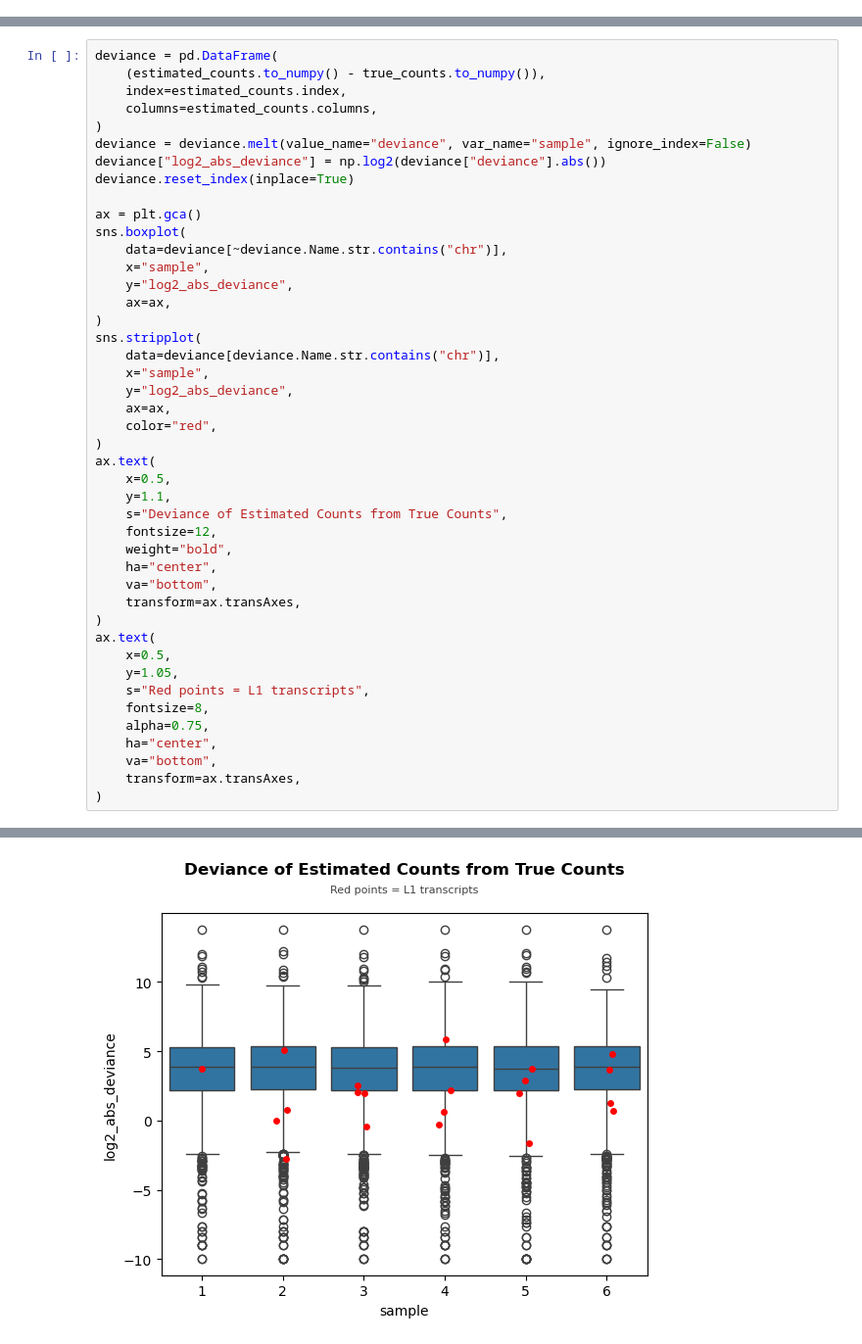
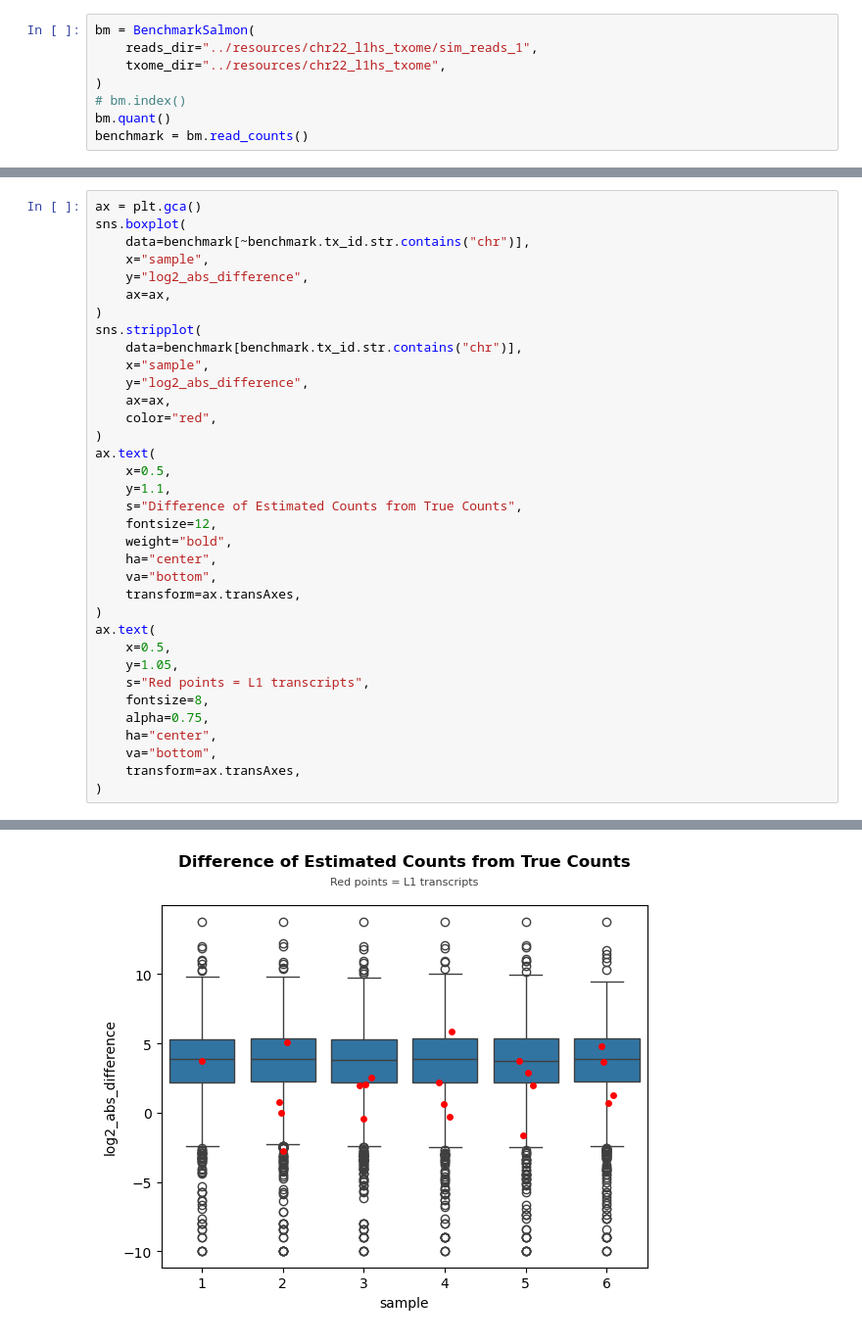
Before and after one commit to gage-lab/bulk_te_bench, a Jupyter notebook: analysis/20231004_benchmark.ipynb, the cells around one changed output, grey strips where cells are left out. Shown at 98% size. Drawn from its saved outputs; the diff is of its cells as text.

```diff
--- a/analysis/20231004_benchmark.ipynb
+++ b/analysis/20231004_benchmark.ipynb
@@ -220,0 +18,8 @@ estimated counts (3501, 6)
+# %%
+bm = BenchmarkSalmon(
+    reads_dir="../resources/chr22_l1hs_txome/sim_reads_1",
+    txome_dir="../resources/chr22_l1hs_txome",
+)
+# bm.index()
+bm.quant()
+benchmark = bm.read_counts()
@@ -221,47 +33,38 @@ estimated counts (3501, 6)
 # %%
-deviance = pd.DataFrame(
-    (estimated_counts.to_numpy() - true_counts.to_numpy()),
-    index=estimated_counts.index,
-    columns=estimated_counts.columns,
-)
-deviance = deviance.melt(value_name="deviance", var_name="sample", ignore_index=False)
-deviance["log2_abs_deviance"] = np.log2(deviance["deviance"].abs())
-deviance.reset_index(inplace=True)
-
 ax = plt.gca()
 sns.boxplot(
-    data=deviance[~deviance.Name.str.contains("chr")],
+    data=benchmark[~benchmark.tx_id.str.contains("chr")],
     x="sample",
-    y="log2_abs_deviance",
+    y="log2_abs_difference",
     ax=ax,
 )
 sns.stripplot(
-    data=deviance[deviance.Name.str.contains("chr")],
+    data=benchmark[benchmark.tx_id.str.contains("chr")],
     x="sample",
-    y="log2_abs_deviance",
+    y="log2_abs_difference",
     ax=ax,
     color="red",
 )
 ax.text(
     x=0.5,
     y=1.1,
-    s="Deviance of Estimated Counts from True Counts",
+    s="Difference of Estimated Counts from True Counts",
     fontsize=12,
     weight="bold",
     ha="center",
     va="bottom",
     transform=ax.transAxes,
 )
 ax.text(
     x=0.5,
     y=1.05,
     s="Red points = L1 transcripts",
     fontsize=8,
     alpha=0.75,
     ha="center",
     va="bottom",
     transform=ax.transAxes,
 )
 # %% [output]
 Text(0.5, 1.05, 'Red points = L1 transcripts')
-[figure, old version]
+[figure, new version]
```
Also changed, not shown: parts of 19 cells of this notebook.
